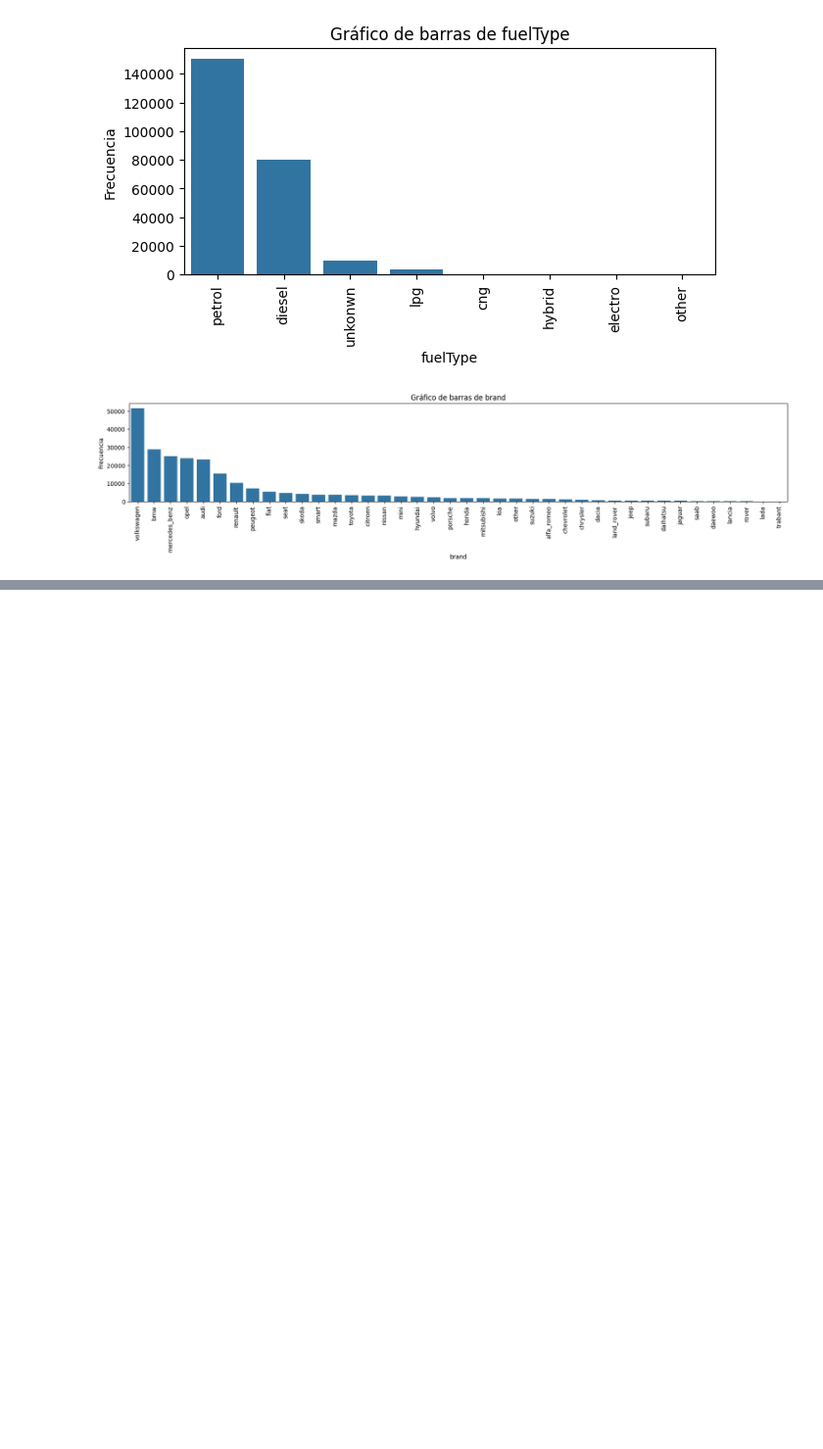
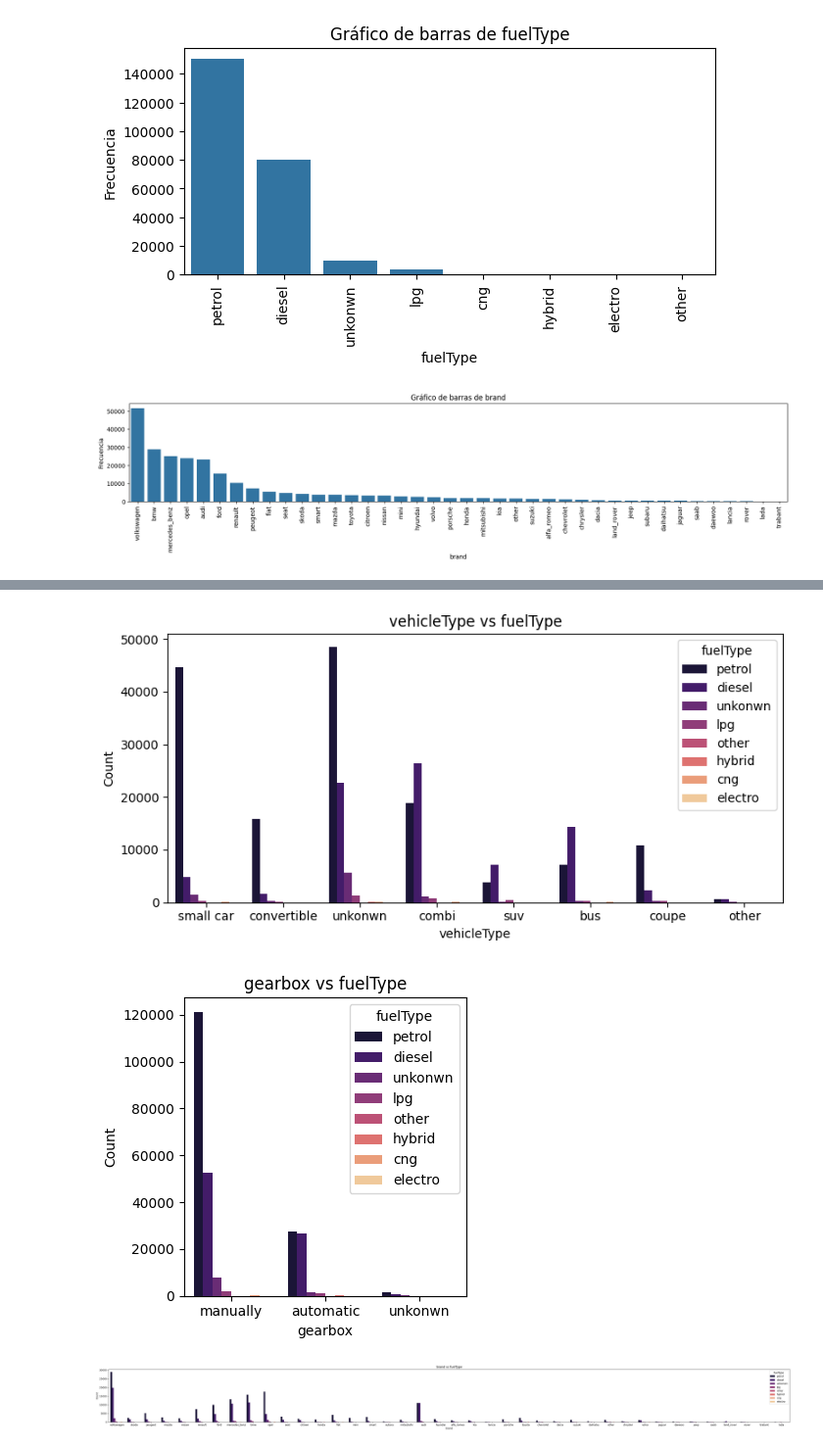
Before and after one commit to SupernovaIa/Project-ML-CarPricePrediction, a Jupyter notebook: notebook/03-EDA.ipynb, the cells around one changed output, grey strips where cells are left out. Shown at 98% size. Cells and saved outputs as stored; diff of their text form; code cells hidden in the pictures; blank space fills up the shorter version.

```diff
--- a/notebook/03-EDA.ipynb
+++ b/notebook/03-EDA.ipynb
@@ -341,0 +421,28 @@ for col in cat_cols:
+# %%
+# Definir la variable objetivo
+columna1 = 'fuelType'
+
+for col in cat_cols:
+
+    if col == columna1 or col == 'name':
+        continue
+
+    num_cats = df[col].nunique()
+
+    # Ajustar dinámicamente el tamaño del gráfico
+    fig_width = max(4, num_cats)
+    fig_height = 4
+
+    plt.figure(figsize=(fig_width, fig_height))
+
+    sns.countplot(data=df, x=col, hue=columna1, palette="magma")
+
+    plt.title(f"{col} vs {columna1}")
+    plt.xlabel(col)
+    plt.ylabel("Count")
+    plt.tight_layout()
+    plt.show()
+# %% [output]
+[figure, added]
+[figure, added]
+[figure, added]
```
Also changed, not shown: parts of 16 cells of this notebook, 1 other file.
